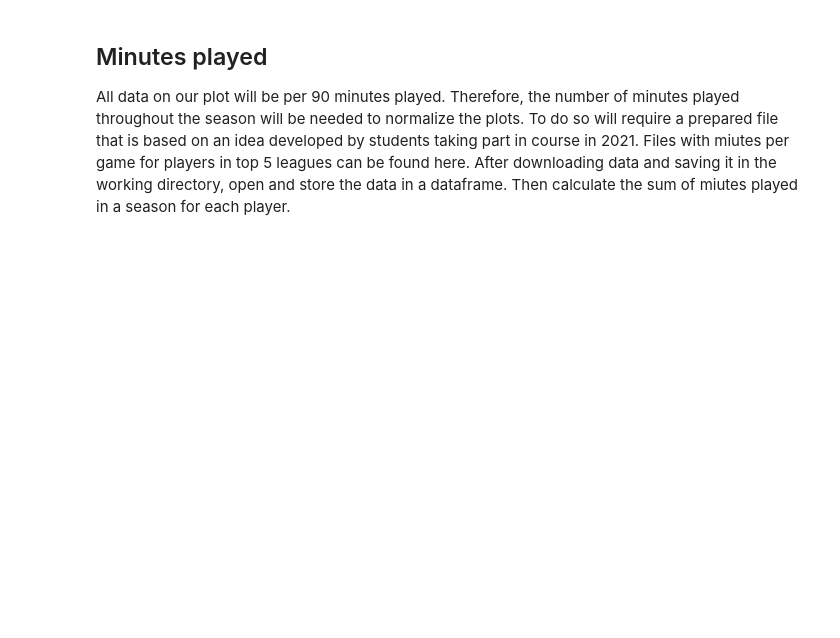
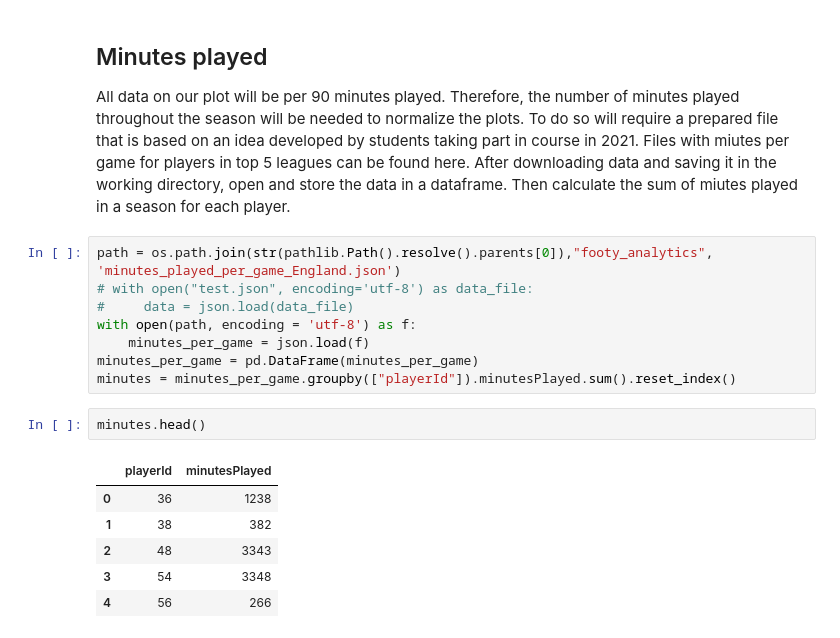
Before and after one commit to khoffLSU/footy_analytics, a Jupyter notebook: Radar Plots.ipynb, the cells around one changed output. Drawn from its saved outputs; the diff is of its cells as text; blank space fills up the shorter version.

```diff
--- a/Radar Plots.ipynb
+++ b/Radar Plots.ipynb
@@ -347,3 +347,20 @@ gakp.head(3)
 # %% [markdown]
 ## Minutes played
 All data on our plot will be per 90 minutes played. Therefore, the number of minutes played throughout the season will be needed to normalize the plots. To do so will require a prepared file that is based on an idea developed by students taking part in course in 2021. Files with miutes per game for players in top 5 leagues can be found here. After downloading data and saving it in the working directory, open and store the data in a dataframe. Then calculate the sum of miutes played in a season for each player.
+# %%
+path = os.path.join(str(pathlib.Path().resolve().parents[0]),"footy_analytics", 'minutes_played_per_game_England.json')
+# with open("test.json", encoding='utf-8') as data_file:
+#     data = json.load(data_file)
+with open(path, encoding = 'utf-8') as f:
+    minutes_per_game = json.load(f)
+minutes_per_game = pd.DataFrame(minutes_per_game)
+minutes = minutes_per_game.groupby(["playerId"]).minutesPlayed.sum().reset_index()
+# %%
+minutes.head()
+# %% [output]
+|  | playerId | minutesPlayed |
+| 0 | 36 | 1238 |
+| 1 | 38 | 382 |
+| 2 | 48 | 3343 |
+| 3 | 54 | 3348 |
+| 4 | 56 | 266 |
```
Also changed, not shown: parts of 6 cells of this notebook.
